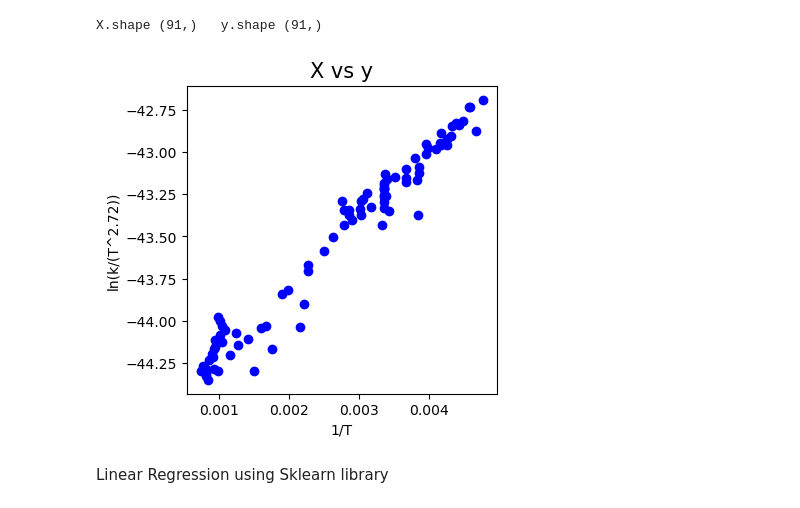
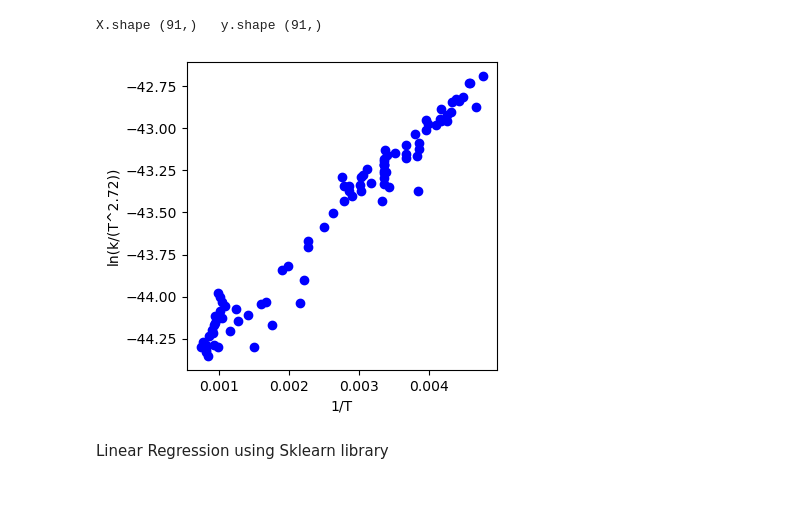
Before and after one commit to mjmortega/OH-methanol_LinearReg, a Jupyter notebook: OH-methanol_LinearReg/OH-methanol_LinearReg.ipynb, the cells around one changed output. Cells and saved outputs as stored; diff of their text form; code cells hidden in the pictures.

Commit message:
remove graph titles

```diff
--- a/OH-methanol_LinearReg/OH-methanol_LinearReg.ipynb
+++ b/OH-methanol_LinearReg/OH-methanol_LinearReg.ipynb
@@ -38,13 +38,12 @@ X.shape (91,)   y.shape (91,)
 # %%
 # plot data sets
 fig, ax = plt.subplots(1,1,figsize=(4,4))
-ax.set_title('X vs y', fontsize=15)
 ax.set_xlabel('1/T')
 ax.set_ylabel('ln(k/(T^2.72))')
 ax.scatter(X,y,color = 'blue', label='train')
 plt.show()
 # %% [output]
-[figure, old version]
+[figure, new version]
 # %% [markdown]
 Linear Regression using Sklearn library
 # %%
```
Also changed, not shown: parts of 1 cell of this notebook.
